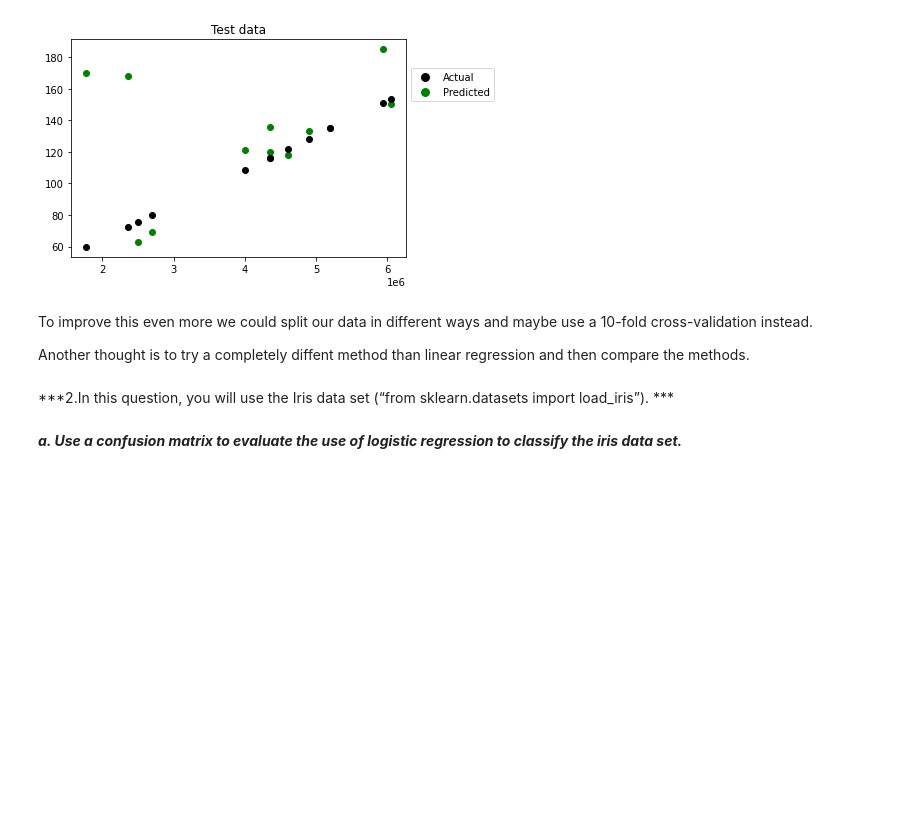
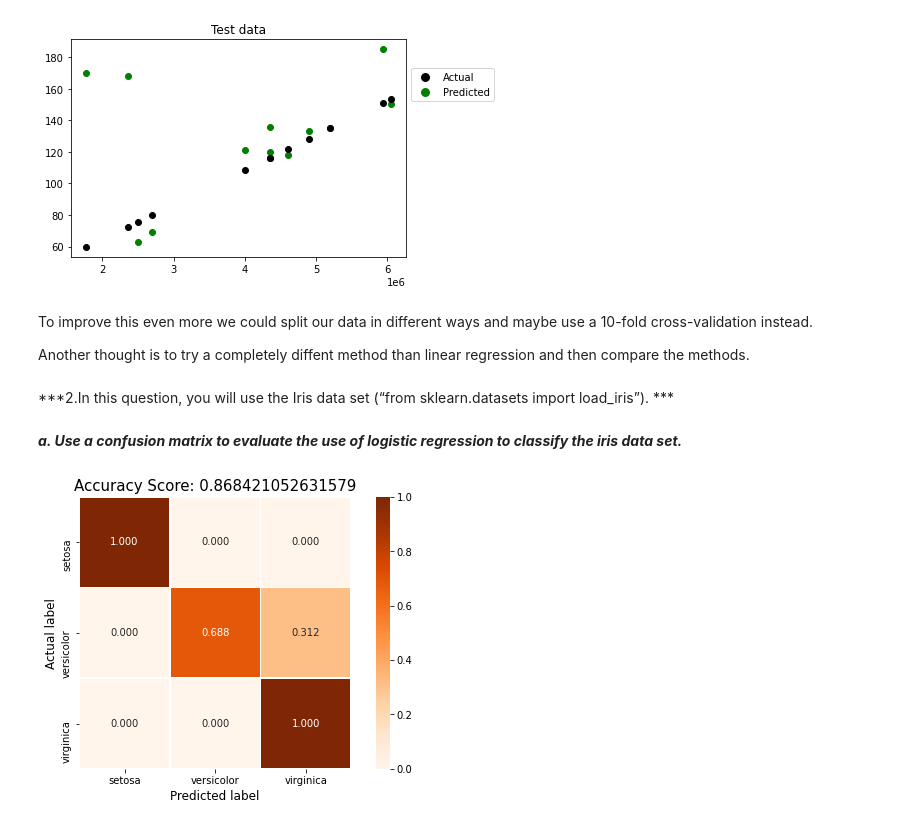
Before and after one commit to captainbalbin/dat405, a Jupyter notebook: assignments/assignment-2/regression.ipynb, the cells around one changed output. Drawn from its saved outputs; the diff is of its cells as text; code cells hidden in the pictures; blank space fills up the shorter version.

```diff
--- a/assignments/assignment-2/regression.ipynb
+++ b/assignments/assignment-2/regression.ipynb
@@ -290,3 +289,55 @@ from sklearn.datasets import load_iris
+# %%
+from sklearn.datasets import load_iris
+from sklearn import metrics, neighbors
+from sklearn.model_selection import train_test_split
+from sklearn.linear_model import LogisticRegression
+import matplotlib.pyplot as plt
+import seaborn as sns
+import numpy as np
+from sklearn.neighbors import KNeighborsClassifier
+
+iris = load_iris()
 # %% [markdown]
 ***a. Use a confusion matrix to evaluate the use of logistic regression to classify the iris data set.***
+# %%
+#LOGISTIC REGRESSION
+
+# Divide the data into training and testing sets
+x_train, x_test, y_train, y_test = train_test_split(iris.data, iris.target, test_size=0.25, random_state=0)
+class_names = iris.target_names
+
+# create and train our model
+logistic_reg = LogisticRegression(multi_class='ovr', solver='liblinear')
+logistic_reg.fit(x_train, y_train)
+
+# From new data it will predict the label/name
+logistic_reg.predict(x_test[0].reshape(1,-1))
+
+# Predict for Multiple Observations at once / on all test data (array x_test)
+predictions = logistic_reg.predict(x_test)
+#print(x_test)
+
+# Use the score method to get the accuracy of model
+score = logistic_reg.score(x_test, y_test)
+#print(score)
+
+
+#NORMALIZED CONFUSION MATRIX
+
+#plotting a confusion matrix, a table that describes the performance of a classifier on a set of test data for which the true values are known.
+confmatr = metrics.confusion_matrix(y_test, predictions, normalize='true')
+
+
+fig, ax1 = plt.subplots(figsize=(9,5))
+sns.heatmap(confmatr, annot=True, fmt=".3f", linewidths=.5, square = True, cmap = 'Oranges')
+ax1.set_xticklabels(class_names)
+ax1.set_yticklabels(class_names)
+all_sample_title = 'Accuracy Score: {0}'.format(score)
+plt.title(all_sample_title, size = 15)
+plt.ylabel('Actual label',size=12)
+plt.xlabel('Predicted label',size=12)
+#plt.savefig('toy_Digits_ConfusionSeabornCodementor.png')
+plt.show();
+# %% [output]
+[figure, added]
 # %% [markdown]
```
Also changed, not shown: parts of 21 cells of this notebook, 12 other files.
